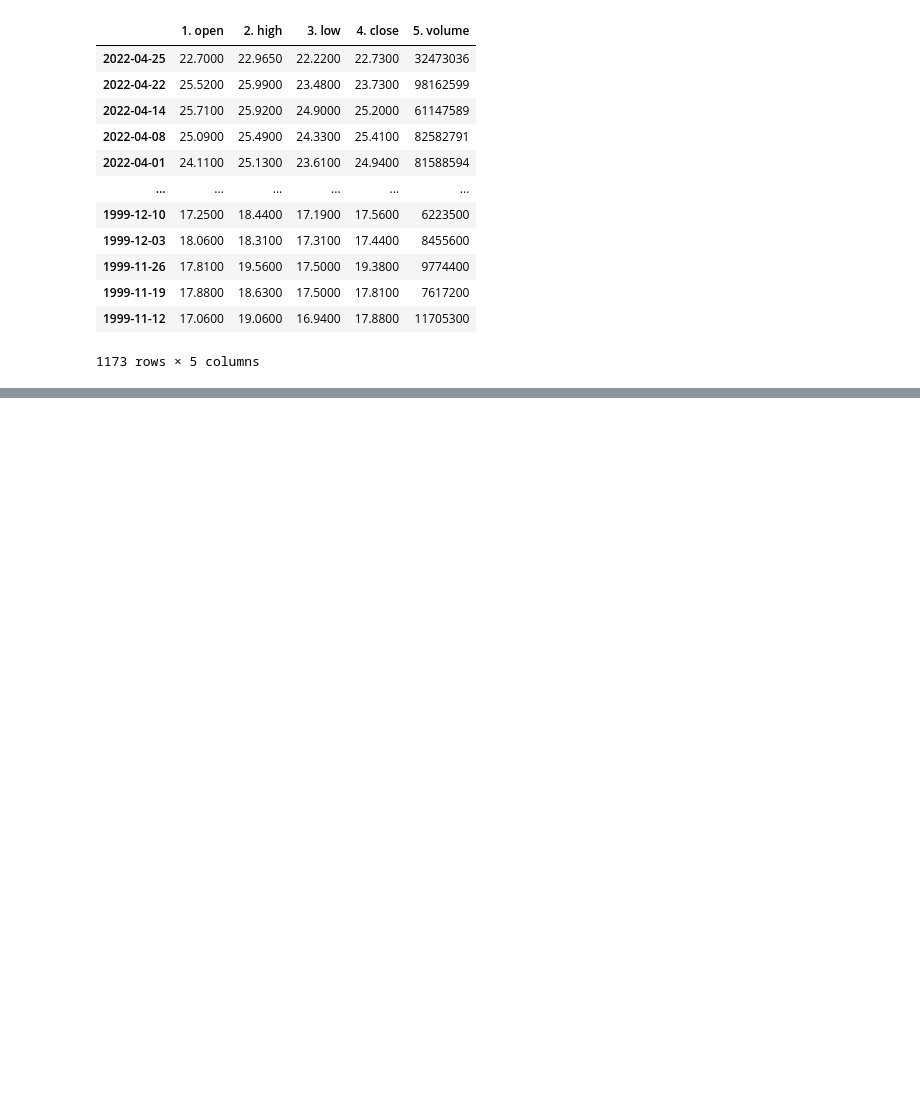
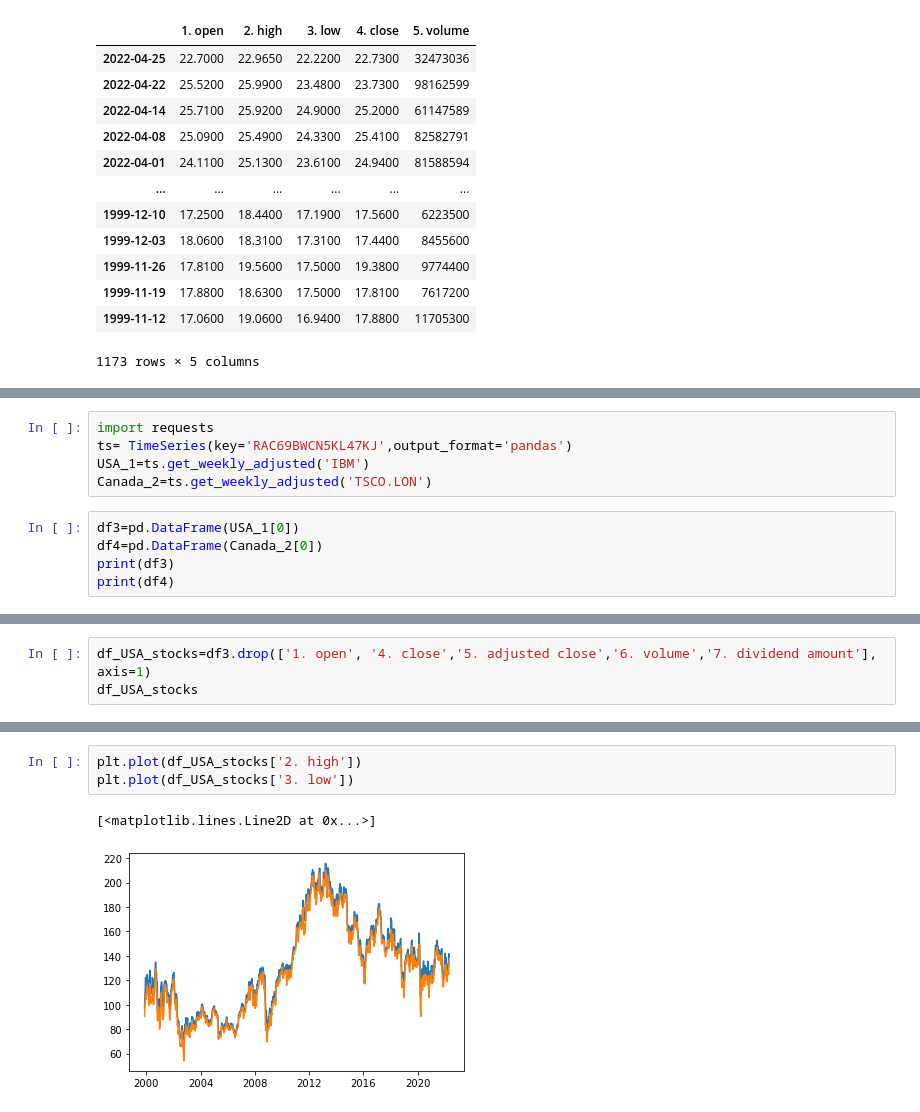
Before and after one commit to AIDA-Saskatchewan-polytechnic/Group-3-Final-Project, a Jupyter notebook: Project_Submit.ipynb, the cells around one changed output, grey strips where cells are left out. Cells and saved outputs as stored; diff of their text form; blank space fills up the shorter version.

```diff
--- a/Project_Submit.ipynb
+++ b/Project_Submit.ipynb
@@ -118,0 +239,10 @@ KeyError: "None of [Index(['2. high', '3. low'], dtype='object')] are in the [co
+# %%
+import requests
+ts= TimeSeries(key='RAC69BWCN5KL47KJ',output_format='pandas')
+USA_1=ts.get_weekly_adjusted('IBM')
+Canada_2=ts.get_weekly_adjusted('TSCO.LON')
+# %%
+df3=pd.DataFrame(USA_1[0])
+df4=pd.DataFrame(Canada_2[0])
+print(df3)
+print(df4)
@@ -118,0 +267,3 @@ KeyError: "None of [Index(['2. high', '3. low'], dtype='object')] are in the [co
+# %%
+df_USA_stocks=df3.drop(['1. open', '4. close','5. adjusted close','6. volume','7. dividend amount'], axis=1)
+df_USA_stocks
@@ -118,0 +285,6 @@ KeyError: "None of [Index(['2. high', '3. low'], dtype='object')] are in the [co
+# %%
+plt.plot(df_USA_stocks['2. high'])
+plt.plot(df_USA_stocks['3. low'])
+# %% [output]
+[<matplotlib.lines.Line2D at 0x...>]
+[figure, added]
```
Also changed, not shown: parts of 14 cells of this notebook.
